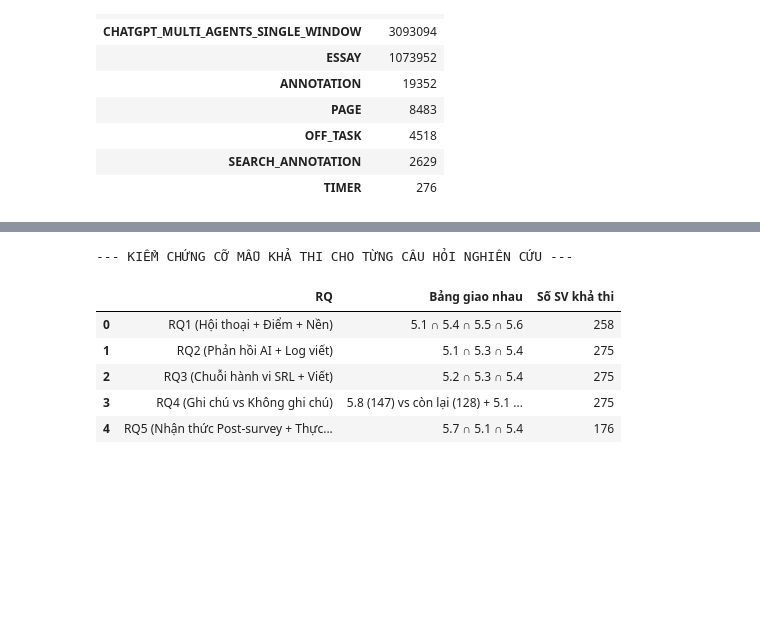
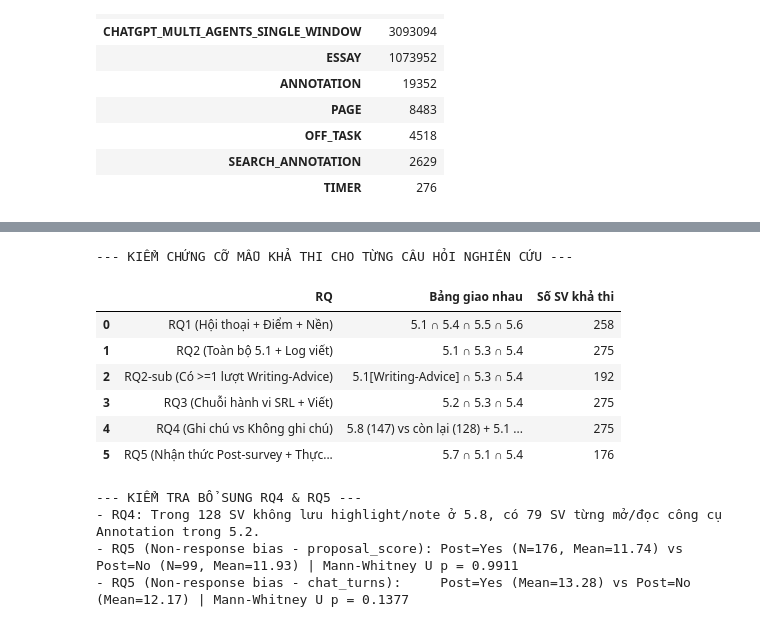
Before and after one commit to hhkc861/FLoRA_Data_Mining, a Jupyter notebook: FLoRa_Data_Analysis.ipynb, the cells around one changed output, grey strips where cells are left out. Cells and saved outputs as stored; diff of their text form; code cells hidden in the pictures; blank space fills up the shorter version.

```diff
--- a/FLoRa_Data_Analysis.ipynb
+++ b/FLoRa_Data_Analysis.ipynb
@@ -1125,24 +1191,61 @@ Dựa trên các biến hiện có và các giới hạn được chỉ ra trong
 # %%
-# Kiểm chứng nhanh cỡ mẫu giao nhau thực tế cho 5 Câu hỏi nghiên cứu
+# Kiểm chứng nhanh cỡ mẫu giao nhau thực tế & kiểm tra điều kiện khả thi cho 5 Câu hỏi nghiên cứu
+sv_writing_advice = set(dialogue.loc[dialogue['user_utterance_code'] == 'Writing-Advice', 'user_id'])
+
 rq_feasibility = pd.DataFrame([
     {"RQ": "RQ1 (Hội thoại + Điểm + Nền)", "Bảng giao nhau": "5.1 ∩ 5.4 ∩ 5.5 ∩ 5.6",
      "Số SV khả thi": len(set(dialogue['user_id']) & set(proposal['user_id']) & set(pre_bio_clean['user_id']) & set(pre_know_clean['user_id']))},
-    {"RQ": "RQ2 (Phản hồi AI + Log viết)", "Bảng giao nhau": "5.1 ∩ 5.3 ∩ 5.4",
+    {"RQ": "RQ2 (Toàn bộ 5.1 + Log viết)", "Bảng giao nhau": "5.1 ∩ 5.3 ∩ 5.4",
      "Số SV khả thi": len(set(dialogue['user_id']) & set(writing_log['user_id']) & set(proposal['user_id']))},
+    {"RQ": "RQ2-sub (Có >=1 lượt Writing-Advice)", "Bảng giao nhau": "5.1[Writing-Advice] ∩ 5.3 ∩ 5.4",
+     "Số SV khả thi": len(sv_writing_advice & set(writing_log['user_id']) & set(proposal['user_id']))},
     {"RQ": "RQ3 (Chuỗi hành vi SRL + Viết)", "Bảng giao nhau": "5.2 ∩ 5.3 ∩ 5.4",
      "Số SV khả thi": len(set(trace_all['user_id']) & set(writing_log['user_id']) & set(proposal['user_id']))},
     {"RQ": "RQ4 (Ghi chú vs Không ghi chú)", "Bảng giao nhau": "5.8 (147) vs còn lại (128) + 5.1 + 5.4",
      "Số SV khả thi": len(valid_ids)},
     {"RQ": "RQ5 (Nhận thức Post-survey + Thực tế)", "Bảng giao nhau": "5.7 ∩ 5.1 ∩ 5.4",
      "Số SV khả thi": len(set(post_clean['user_id']) & set(dialogue['user_id']) & set(proposal['user_id']))},
 ])
 print("--- KIỂM CHỨNG CỠ MẪU KHẢ THI CHO TỪNG CÂU HỎI NGHIÊN CỨU ---")
 display(rq_feasibility)
+
+# Kiểm tra bổ sung cho RQ4: trong 128 SV không có bản ghi ở 5.8, có bao nhiêu SV mở/đọc Annotation trong 5.2?
+non_annot_ids = valid_ids - set(annotation['user_id'].unique())
+opened_annot_in_52 = set(
+    trace_all.loc[
+        trace_all['user_id'].isin(non_annot_ids) &
+        trace_all['learning_action_label'].isin(['OPEN_ANNOTATION', 'READ_ANNOTATION']),
+        'user_id'
+    ].unique()
+)
+print(f"\n--- KIỂM TRA BỔ SUNG RQ4 & RQ5 ---")
+print(f"- RQ4: Trong {len(non_annot_ids)} SV không lưu highlight/note ở 5.8, có {len(opened_annot_in_52)} SV từng mở/đọc công cụ Annotation trong 5.2.")
+
+# Kiểm tra bổ sung cho RQ5: Non-response bias (176 SV làm 5.7 vs 99 SV không làm 5.7)
+post_ids = set(post_clean['user_id'].unique())
+chat_cnt = dialogue.groupby('user_id').size().reindex(sorted(valid_ids), fill_value=0)
+df_bias = proposal[['user_id', 'proposal_score']].copy()
+df_bias['has_post'] = df_bias['user_id'].isin(post_ids)
+df_bias['chat_turns'] = df_bias['user_id'].map(chat_cnt)
+
+g_yes = df_bias[df_bias['has_post']]
+g_no  = df_bias[~df_bias['has_post']]
+u_score, p_score = mannwhitneyu(g_yes['proposal_score'], g_no['proposal_score'], alternative='two-sided')
+u_chat, p_chat   = mannwhitneyu(g_yes['chat_turns'], g_no['chat_turns'], alternative='two-sided')
+print(f"- RQ5 (Non-response bias - proposal_score): Post=Yes (N={len(g_yes)}, Mean={g_yes['proposal_score'].mean():.2f}) "
+      f"vs Post=No (N={len(g_no)}, Mean={g_no['proposal_score'].mean():.2f}) | Mann-Whitney U p = {p_score:.4f}")
+print(f"- RQ5 (Non-response bias - chat_turns):     Post=Yes (Mean={g_yes['chat_turns'].mean():.2f}) "
+      f"vs Post=No (Mean={g_no['chat_turns'].mean():.2f}) | Mann-Whitney U p = {p_chat:.4f}")
 # %% [output]
 --- KIỂM CHỨNG CỠ MẪU KHẢ THI CHO TỪNG CÂU HỎI NGHIÊN CỨU ---
 |  | RQ | Bảng giao nhau | Số SV khả thi |
 | 0 | RQ1 (Hội thoại + Điểm + Nền) | 5.1 ∩ 5.4 ∩ 5.5 ∩ 5.6 | 258 |
-| 1 | RQ2 (Phản hồi AI + Log viết) | 5.1 ∩ 5.3 ∩ 5.4 | 275 |
-| 2 | RQ3 (Chuỗi hành vi SRL + Viết) | 5.2 ∩ 5.3 ∩ 5.4 | 275 |
-| 3 | RQ4 (Ghi chú vs Không ghi chú) | 5.8 (147) vs còn lại (128) + 5.1 ... | 275 |
-| 4 | RQ5 (Nhận thức Post-survey + Thực... | 5.7 ∩ 5.1 ∩ 5.4 | 176 |
+| 1 | RQ2 (Toàn bộ 5.1 + Log viết) | 5.1 ∩ 5.3 ∩ 5.4 | 275 |
+| 2 | RQ2-sub (Có >=1 lượt Writing-Advice) | 5.1[Writing-Advice] ∩ 5.3 ∩ 5.4 | 192 |
+| 3 | RQ3 (Chuỗi hành vi SRL + Viết) | 5.2 ∩ 5.3 ∩ 5.4 | 275 |
+| 4 | RQ4 (Ghi chú vs Không ghi chú) | 5.8 (147) vs còn lại (128) + 5.1 ... | 275 |
+| 5 | RQ5 (Nhận thức Post-survey + Thực... | 5.7 ∩ 5.1 ∩ 5.4 | 176 |
+--- KIỂM TRA BỔ SUNG RQ4 & RQ5 ---
+- RQ4: Trong 128 SV không lưu highlight/note ở 5.8, có 79 SV từng mở/đọc công cụ Annotation trong 5.2.
+- RQ5 (Non-response bias - proposal_score): Post=Yes (N=176, Mean=11.74) vs Post=No (N=99, Mean=11.93) | Mann-Whitney U p = 0.9911
+- RQ5 (Non-response bias - chat_turns):     Post=Yes (Mean=13.28) vs Post=No (Mean=12.17) | Mann-Whitney U p = 0.1377
```
Also changed, not shown: parts of 16 cells of this notebook.
